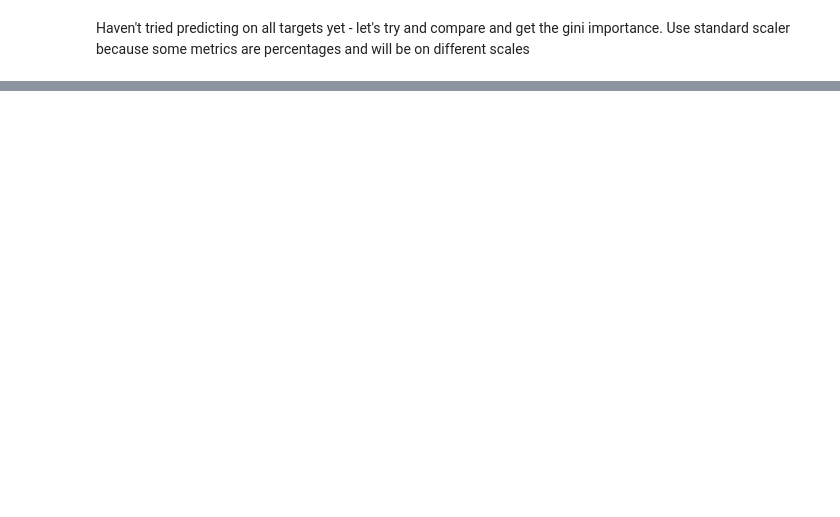
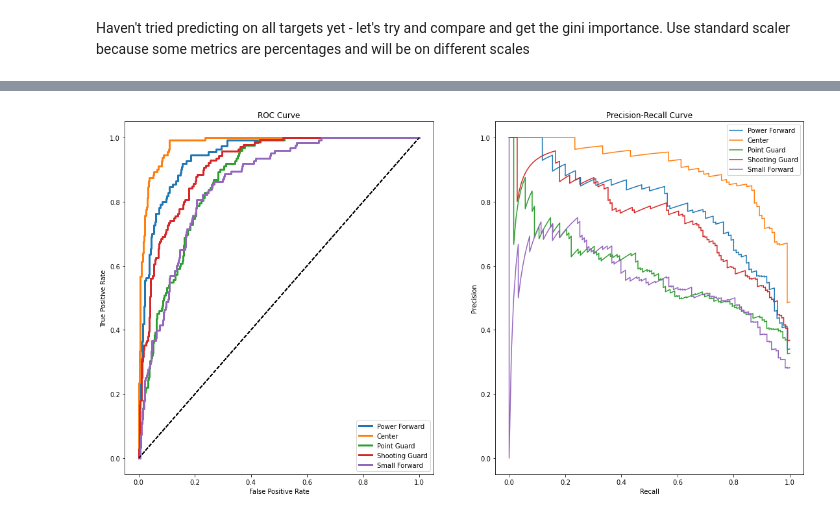
Before and after one commit to wjlau/capstone3, a Jupyter notebook: predicting_player_positions.ipynb, the cells around one changed output, grey strips where cells are left out. Cells and saved outputs as stored; diff of their text form; code cells hidden in the pictures; blank space fills up the shorter version.

```diff
--- a/predicting_player_positions.ipynb
+++ b/predicting_player_positions.ipynb
@@ -471,0 +484,4 @@ train accuracy: 0.6460000000000001 | test accuracy cross val: 0.612
+# %%
+ROC(lr, X_test, y_test)
+# %% [output]
+[figure, added]
```
Also changed, not shown: parts of 28 cells of this notebook.
